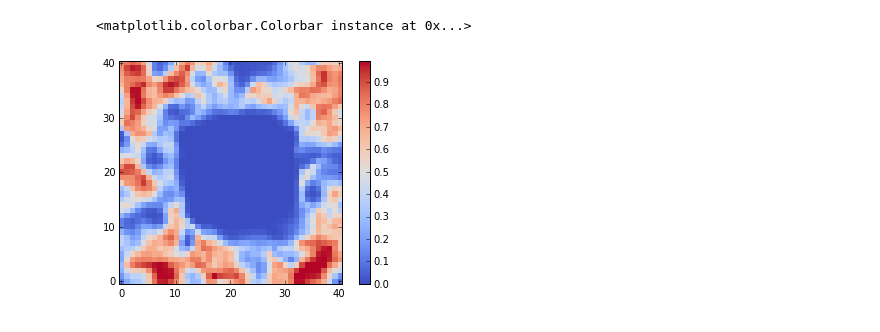
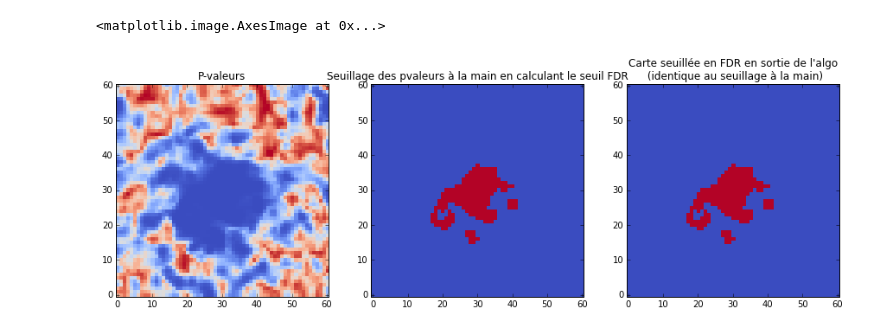
Before and after one commit to raphbacher/comet, a Jupyter notebook: Example Shade.ipynb, the cells around one changed output. Drawn from its saved outputs; the diff is of its cells as text; code cells hidden in the pictures.

```diff
--- a/Example Shade.ipynb
+++ b/Example Shade.ipynb
@@ -34,8 +34,9 @@ reload(function_Image)
 rcParams['image.cmap']='coolwarm'
 rcParams['image.origin']='lower'
 rcParams['image.interpolation']='nearest'
+rcParams['figure.figsize']=(10,10)
 # %%
-listID=[43]#,43, 92, 95, 139]
+listID=[40,43, 92, 95, 139]
 
 cube=Cube('/home/data/MUSE/v1.30/DATACUBE-HDFS-v1.34.fits')
 # %%
@@ -44,7 +45,7 @@ cube=Cube('/home/data/MUSE/v1.30/DATACUBE-HDFS-v1.34.fits')
 # lmbdaShift : variation max dans la famille de spectres de tests créés (on va de -lmbdaShift à + lmbdaShift)
 # LW : demi-largeur de la zone étudié en lmbda
 # SW : demi-largeur de la zone étudié en spatial
-params=parameters.Params(sim=False,lmbdaShift=7,LW=15,SW=20)
+params=parameters.Params(sim=False,lmbdaShift=7,LW=15,SW=30)
 
 ### creation de l'objet méthode à partir de la liste d'ID, cela permet de construire des sources plus grandes que celles obtenues dans le catalogue
 shade1=shade_main.SHADE(listID=listID,params=params,catalog='/home/data/MUSE/HDFS/MasterCatalogue-1p24.fits',cube=cube)
@@ -67,6 +58,0 @@ plt.colorbar()
-# %%
-plt.imshow(shade1.listSources[0].images['DET_STAT'].data)
-plt.colorbar()
-# %% [output]
-<matplotlib.colorbar.Colorbar instance at 0x...>
-[figure, removed]
@@ -72,0 +66,16 @@ plt.colorbar()
+# %%
+rcParams["figure.figsize"]=(15,15)
+plt.subplot(131)
+plt.title('P-valeurs')
+plt.imshow(shade1.listResultSources[0].images['DET_STAT'].data)
+plt.subplot(132)
+plt.title(u'Seuillage des pvaleurs à la main en calculant le seuil FDR')
+#on calcule le seuil à appliquer aux pvaleurs pour avoir un FDR de 0.02
+seuil=shade1.postprocessing.corrPvalueBH(shade1.listResultSources[0].images['DET_STAT'].data,0.02)
+plt.imshow(shade1.listResultSources[0].images['DET_STAT'].data<seuil)
+plt.subplot(133)
+plt.title(u'Carte seuillée en FDR en sortie de l\'algo \n (identique au seuillage à la main)')
+plt.imshow(shade1.listResultSources[0].images['DET_BIN_ALL'].data)
+# %% [output]
+<matplotlib.image.AxesImage at 0x...>
+[figure, added]
```
Also changed, not shown: parts of 7 cells of this notebook, 5 other files.
